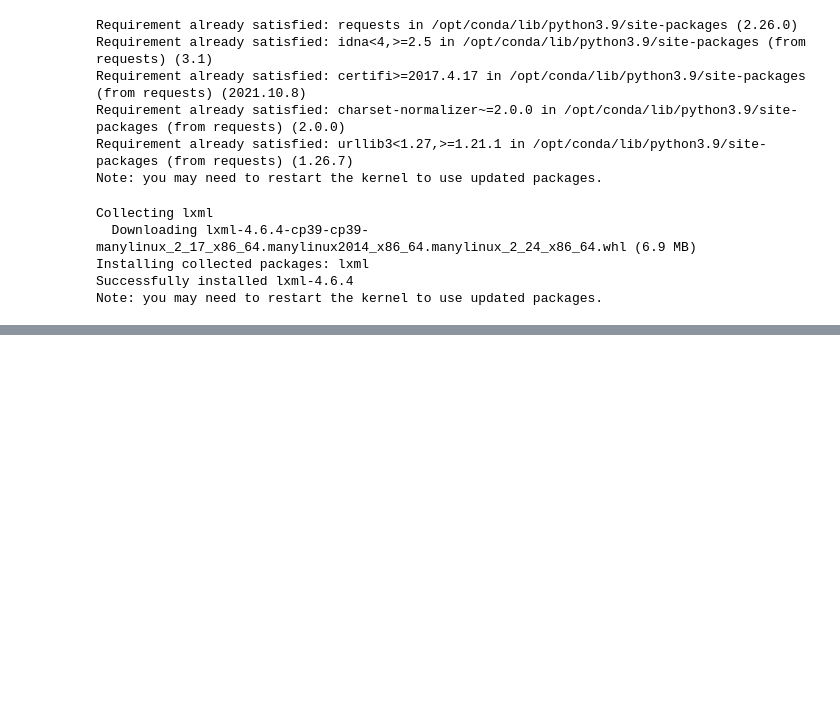
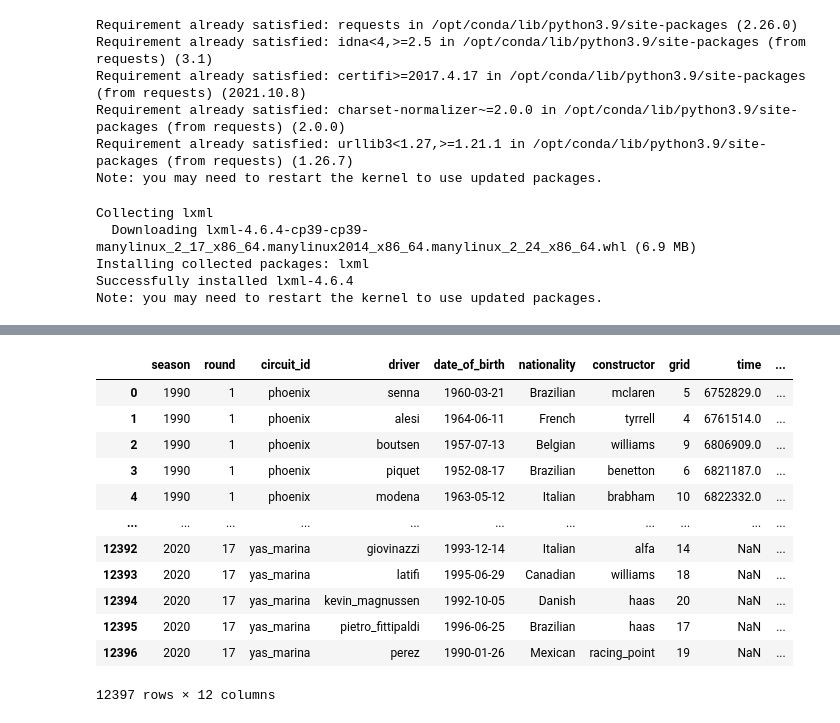
Before and after one commit to IdrissKad/formula1, a Jupyter notebook: Import data.ipynb, the cells around one changed output, grey strips where cells are left out. Saved outputs shown, nothing was run; the diff lists cells and outputs as text; code cells hidden in the pictures; blank space fills up the shorter version.

```diff
--- a/Import data.ipynb
+++ b/Import data.ipynb
@@ -169,6 +206,22 @@ for n in list(range(len(rounds))):
 
 
 results = pd.DataFrame(results)
+# %%
+results
+# %% [output]
+|  | season | round | circuit_id | driver | date_of_birth | nationality | constructor | grid | time | ... |
+| 0 | 1990 | 1 | phoenix | senna | 1960-03-21 | Brazilian | mclaren | 5 | 6752829.0 | ... |
+| 1 | 1990 | 1 | phoenix | alesi | 1964-06-11 | French | tyrrell | 4 | 6761514.0 | ... |
+| 2 | 1990 | 1 | phoenix | boutsen | 1957-07-13 | Belgian | williams | 9 | 6806909.0 | ... |
+| 3 | 1990 | 1 | phoenix | piquet | 1952-08-17 | Brazilian | benetton | 6 | 6821187.0 | ... |
+| 4 | 1990 | 1 | phoenix | modena | 1963-05-12 | Italian | brabham | 10 | 6822332.0 | ... |
+| ... | ... | ... | ... | ... | ... | ... | ... | ... | ... | ... |
+| 12392 | 2020 | 17 | yas_marina | giovinazzi | 1993-12-14 | Italian | alfa | 14 | NaN | ... |
+| 12393 | 2020 | 17 | yas_marina | latifi | 1995-06-29 | Canadian | williams | 18 | NaN | ... |
+| 12394 | 2020 | 17 | yas_marina | kevin_magnussen | 1992-10-05 | Danish | haas | 20 | NaN | ... |
+| 12395 | 2020 | 17 | yas_marina | pietro_fittipaldi | 1996-06-25 | Brazilian | haas | 17 | NaN | ... |
+| 12396 | 2020 | 17 | yas_marina | perez | 1990-01-26 | Mexican | racing_point | 19 | NaN | ... |
+12397 rows × 12 columns
 # %%
 driver_standings = {'season': [],
                     'round':[],
```
Also changed, not shown: parts of 9 cells of this notebook.
